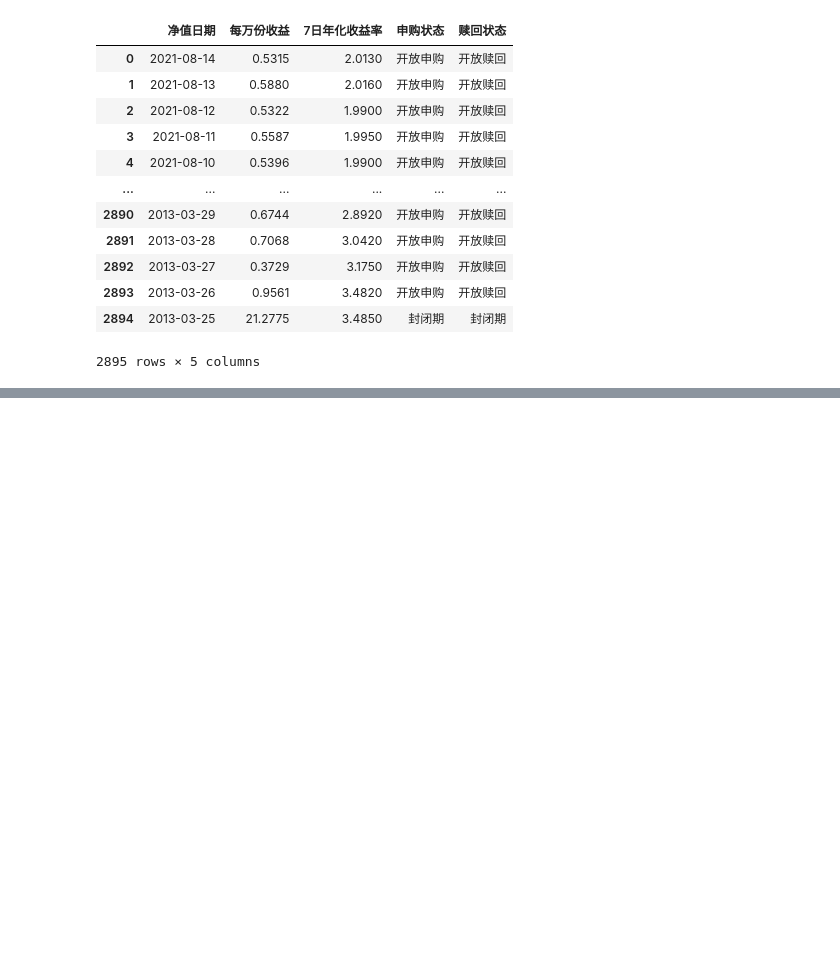
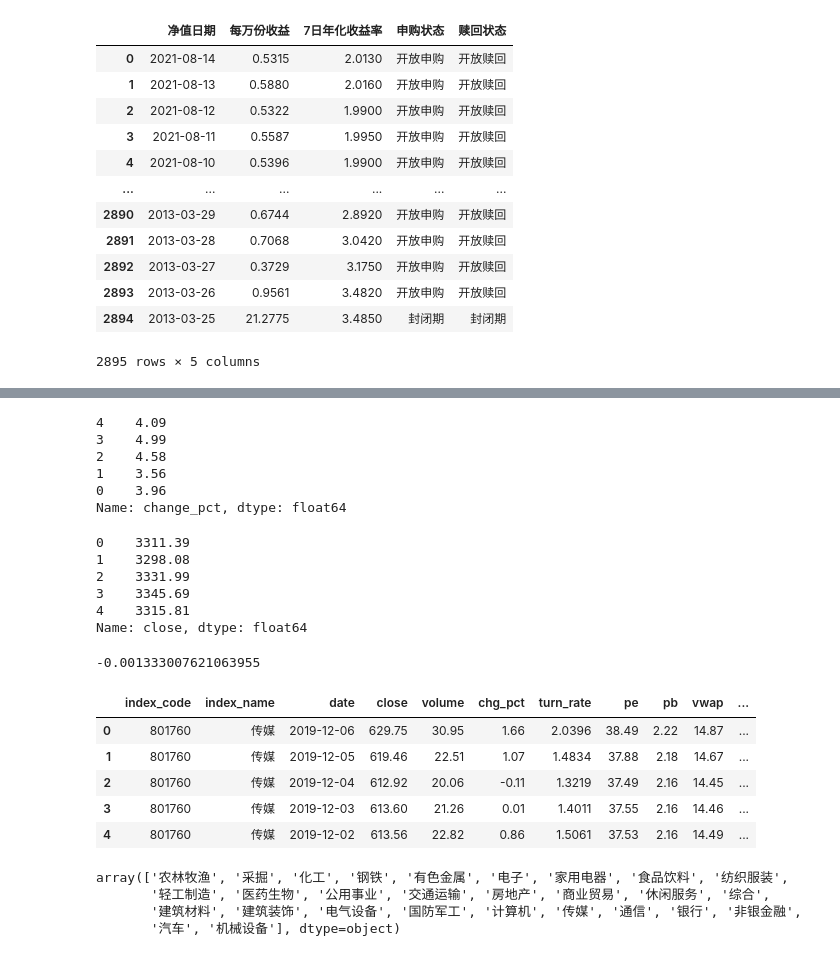
Before and after one commit to Seaaann/MyQuantReserch, a Jupyter notebook: Funds/funds basics.ipynb, the cells around one changed output, grey strips where cells are left out. Cells and saved outputs as stored; diff of their text form; code cells hidden in the pictures; blank space fills up the shorter version.

```diff
--- a/Funds/funds basics.ipynb
+++ b/Funds/funds basics.ipynb
@@ -77,0 +156,41 @@ fund_em_money_fund_info_df
+# %%
+temp_df['change_pct'][::-1].cumsum()
+# %% [output]
+4    4.09
+3    4.99
+2    4.58
+1    3.56
+0    3.96
+Name: change_pct, dtype: float64
+# %%
+temp_df = sw_index_df.iloc[:, 3:].astype(float)['close']
+temp_df
+# %% [output]
+0    3311.39
+1    3298.08
+2    3331.99
+3    3345.69
+4    3315.81
+Name: close, dtype: float64
+# %%
+(temp_df['close'][0]-temp_df['close'][4])/temp_df['close'][4]
+# %% [output]
+-0.001333007621063955
+# %%
+sw_index_df = ak.sw_index_daily_indicator(index_code="801760", start_date="2019-12-01", end_date="2019-12-07", data_type="Day")
+sw_index_df
+# %% [output]
+|  | index_code | index_name | date | close | volume | chg_pct | turn_rate | pe | pb | vwap | ... |
+| 0 | 801760 | 传媒 | 2019-12-06 | 629.75 | 30.95 | 1.66 | 2.0396 | 38.49 | 2.22 | 14.87 | ... |
+| 1 | 801760 | 传媒 | 2019-12-05 | 619.46 | 22.51 | 1.07 | 1.4834 | 37.88 | 2.18 | 14.67 | ... |
+| 2 | 801760 | 传媒 | 2019-12-04 | 612.92 | 20.06 | -0.11 | 1.3219 | 37.49 | 2.16 | 14.45 | ... |
+| 3 | 801760 | 传媒 | 2019-12-03 | 613.60 | 21.26 | 0.01 | 1.4011 | 37.55 | 2.16 | 14.46 | ... |
+| 4 | 801760 | 传媒 | 2019-12-02 | 613.56 | 22.82 | 0.86 | 1.5061 | 37.53 | 2.16 | 14.49 | ... |
+# %%
+industry_list = sw_index_spot_df['指数名称'].values
+industry_list
+# %% [output]
+array(['农林牧渔', '采掘', '化工', '钢铁', '有色金属', '电子', '家用电器', '食品饮料', '纺织服装',
+       '轻工制造', '医药生物', '公用事业', '交通运输', '房地产', '商业贸易', '休闲服务', '综合',
+       '建筑材料', '建筑装饰', '电气设备', '国防军工', '计算机', '传媒', '通信', '银行', '非银金融',
+       '汽车', '机械设备'], dtype=object)
```
Also changed, not shown: parts of 9 cells of this notebook, 1 other file.
